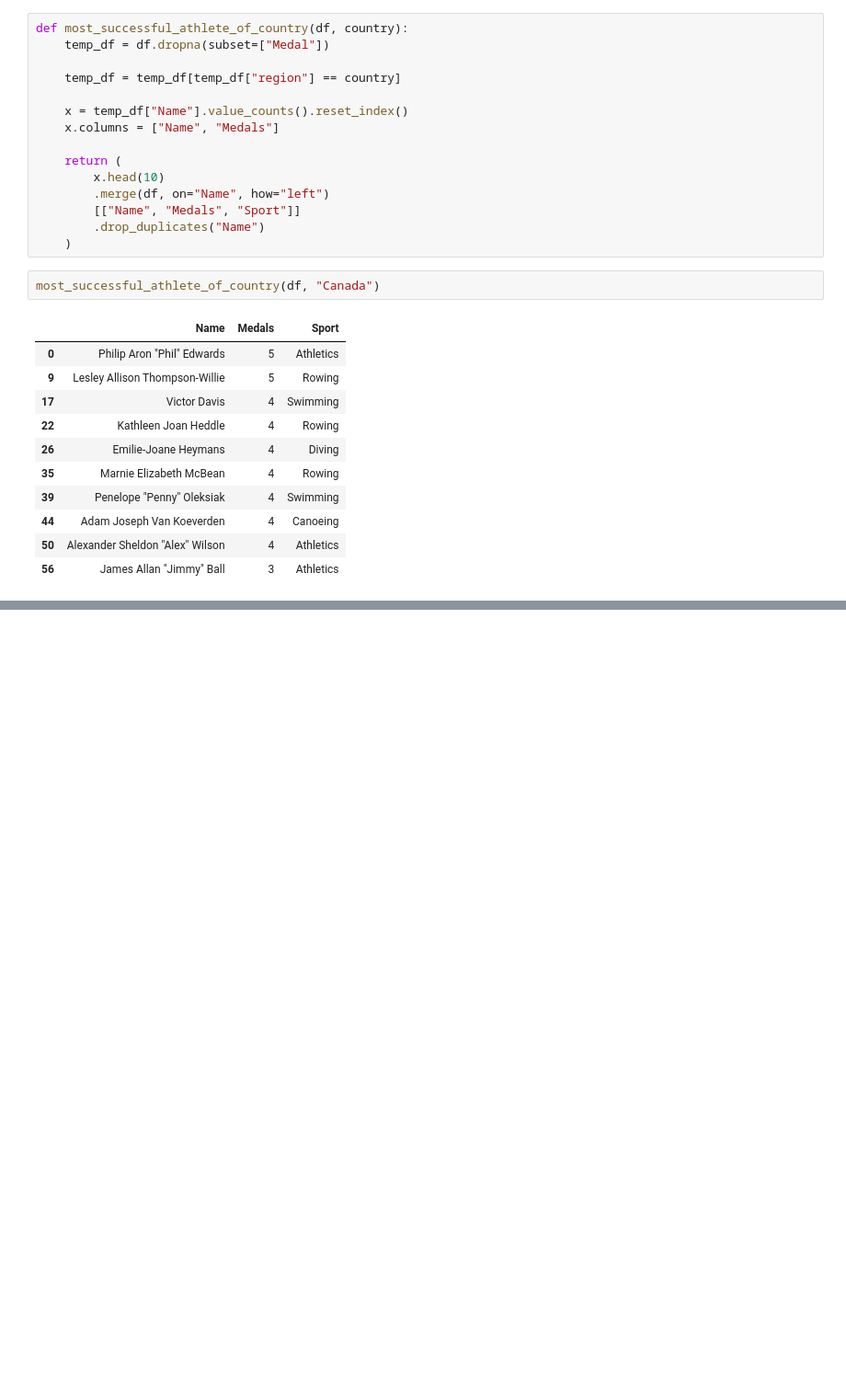
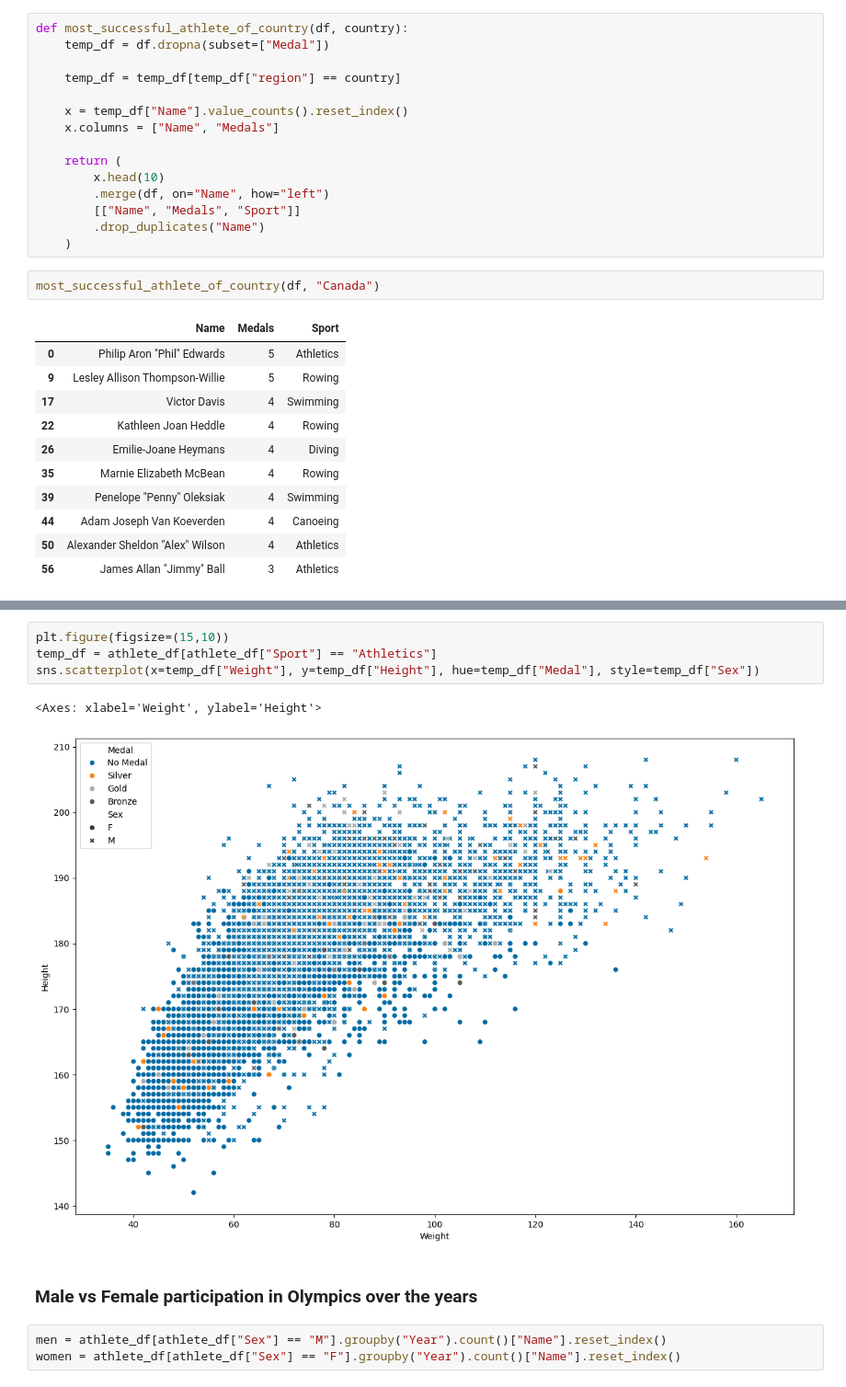
Before and after one commit to V-A-N-S-H/Olympics-Data-Analysis, a Jupyter notebook: Olympics_Analysis.ipynb, the cells around one changed output, grey strips where cells are left out. Shown at 92% size. Drawn from its saved outputs; the diff is of its cells as text; blank space fills up the shorter version.

```diff
--- a/Olympics_Analysis.ipynb
+++ b/Olympics_Analysis.ipynb
@@ -952,0 +1049,12 @@ most_successful_athlete_of_country(df, "Canada")
+# %%
+plt.figure(figsize=(15,10))
+temp_df = athlete_df[athlete_df["Sport"] == "Athletics"]
+sns.scatterplot(x=temp_df["Weight"], y=temp_df["Height"], hue=temp_df["Medal"], style=temp_df["Sex"])
+# %% [output]
+<Axes: xlabel='Weight', ylabel='Height'>
+[figure, added]
+# %% [markdown]
+### Male vs Female participation in Olympics over the years
+# %%
+men = athlete_df[athlete_df["Sex"] == "M"].groupby("Year").count()["Name"].reset_index()
+women = athlete_df[athlete_df["Sex"] == "F"].groupby("Year").count()["Name"].reset_index()
```
Also changed, not shown: parts of 22 cells of this notebook, 2 other files.
